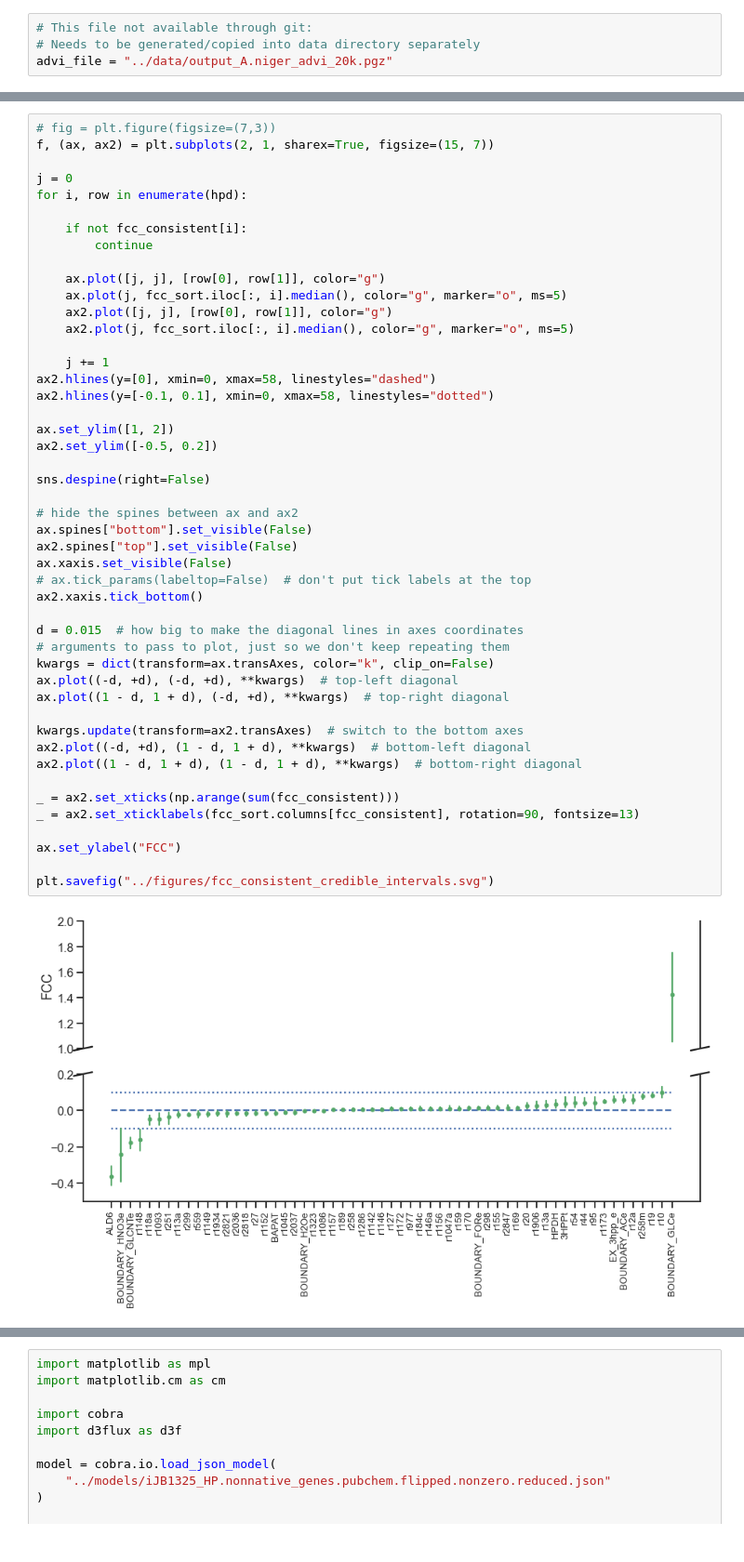
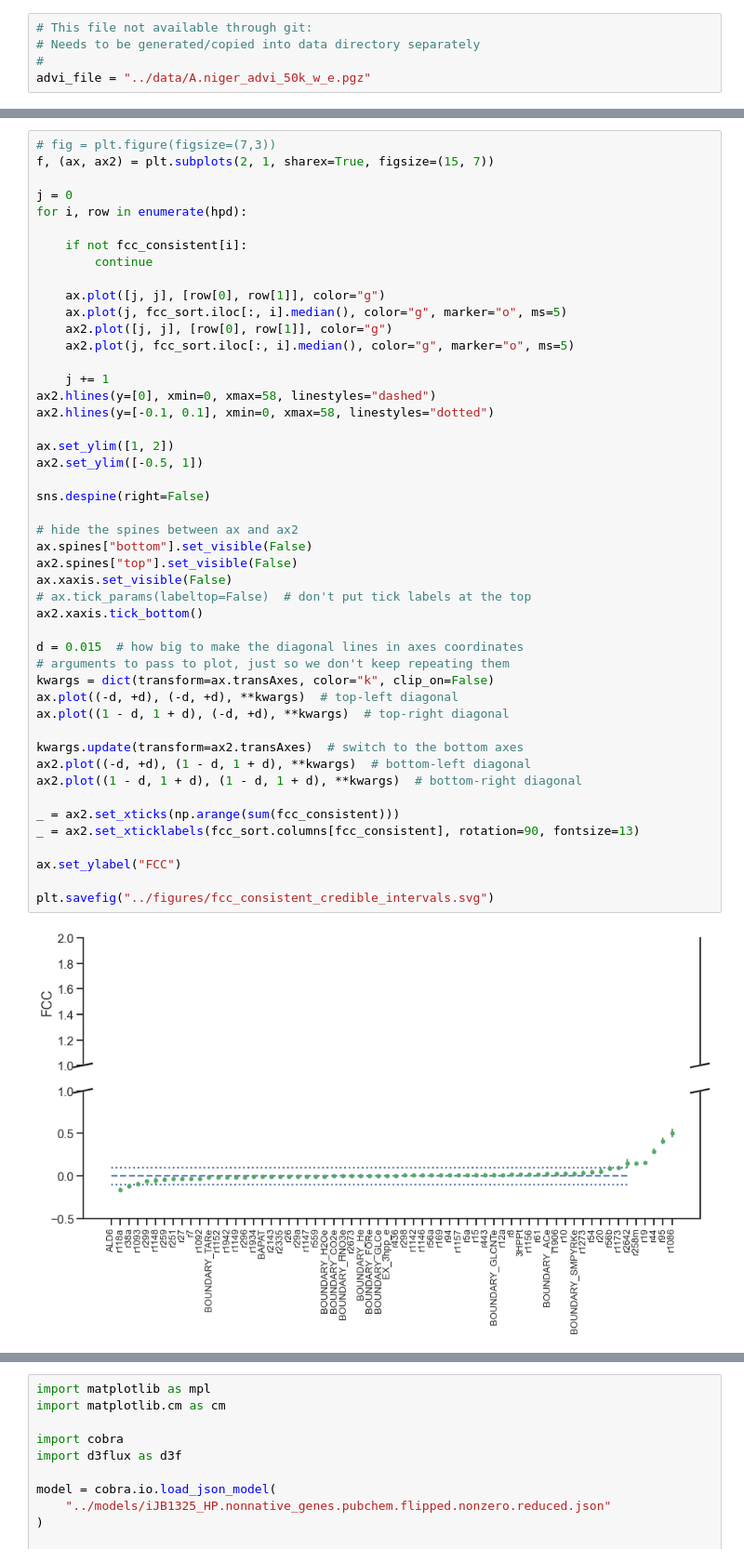
Before and after one commit to AgileBioFoundry/AspergillusQ4Milestone, a Jupyter notebook: notebooks/fcc_plots.ipynb, the cells around one changed output, grey strips where cells are left out. Shown at 93% size. Saved outputs shown, nothing was run; the diff lists cells and outputs as text.

Commit message:
Updated for ADVI 50k iterations with targeted enzymes

```diff
--- a/notebooks/fcc_plots.ipynb
+++ b/notebooks/fcc_plots.ipynb
@@ -30,7 +34,8 @@ with gzip.open("../data/model_data.pz", "rb") as f:
 # %%
 # This file not available through git:
 # Needs to be generated/copied into data directory separately
-advi_file = "../data/output_A.niger_advi_20k.pgz"
+#
+advi_file = "../data/A.niger_advi_50k_w_e.pgz"
 # %% [output]
 [interactive output not drawn]
 # %%
@@ -246,33 +252,33 @@ ax2.hlines(y=[0], xmin=0, xmax=58, linestyles="dashed")
 ax2.hlines(y=[-0.1, 0.1], xmin=0, xmax=58, linestyles="dotted")
 
 ax.set_ylim([1, 2])
-ax2.set_ylim([-0.5, 0.2])
+ax2.set_ylim([-0.5, 1])
 
 sns.despine(right=False)
 
 # hide the spines between ax and ax2
 ax.spines["bottom"].set_visible(False)
 ax2.spines["top"].set_visible(False)
 ax.xaxis.set_visible(False)
 # ax.tick_params(labeltop=False)  # don't put tick labels at the top
 ax2.xaxis.tick_bottom()
 
 d = 0.015  # how big to make the diagonal lines in axes coordinates
 # arguments to pass to plot, just so we don't keep repeating them
 kwargs = dict(transform=ax.transAxes, color="k", clip_on=False)
 ax.plot((-d, +d), (-d, +d), **kwargs)  # top-left diagonal
 ax.plot((1 - d, 1 + d), (-d, +d), **kwargs)  # top-right diagonal
 
 kwargs.update(transform=ax2.transAxes)  # switch to the bottom axes
 ax2.plot((-d, +d), (1 - d, 1 + d), **kwargs)  # bottom-left diagonal
 ax2.plot((1 - d, 1 + d), (1 - d, 1 + d), **kwargs)  # bottom-right diagonal
 
 _ = ax2.set_xticks(np.arange(sum(fcc_consistent)))
 _ = ax2.set_xticklabels(fcc_sort.columns[fcc_consistent], rotation=90, fontsize=13)
 
 ax.set_ylabel("FCC")
 
 plt.savefig("../figures/fcc_consistent_credible_intervals.svg")
 # %% [output]
-[figure, old version]
+[figure, new version]
 [interactive output not drawn]
```
Also changed, not shown: parts of 4 cells of this notebook, 10 other files.
